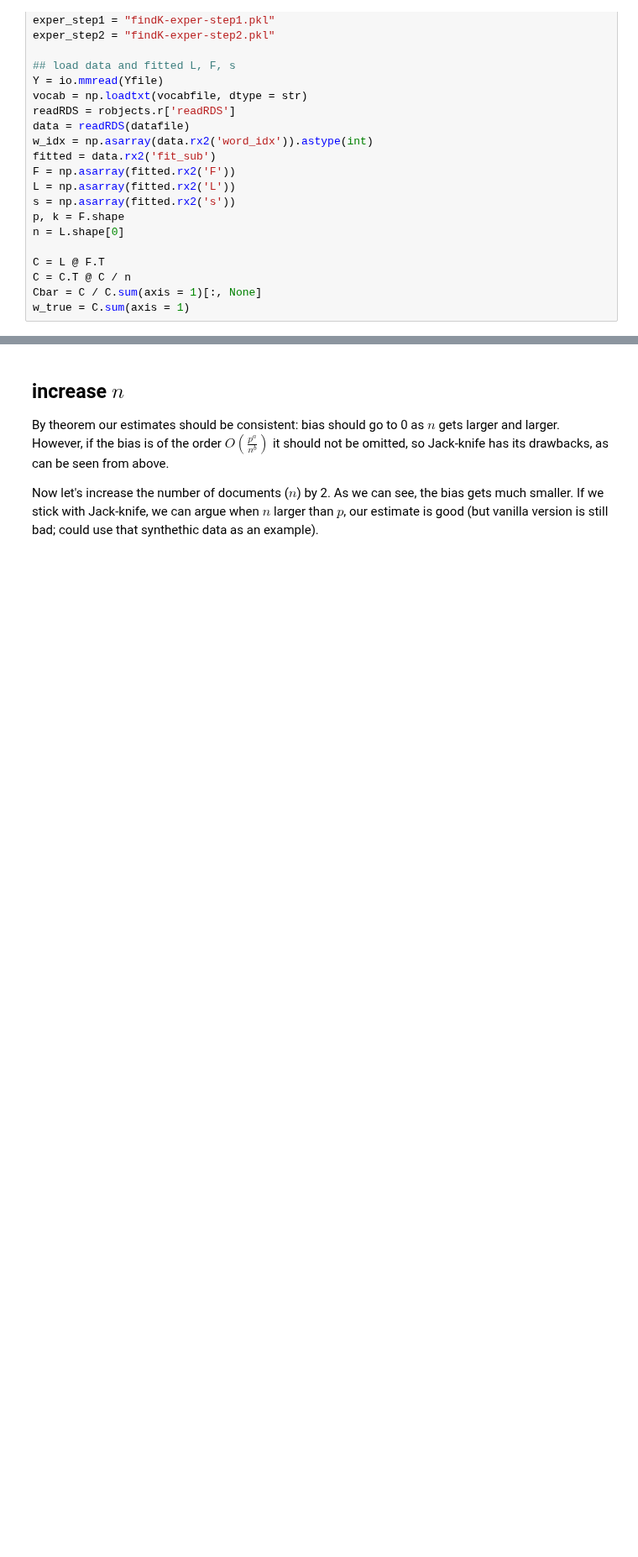
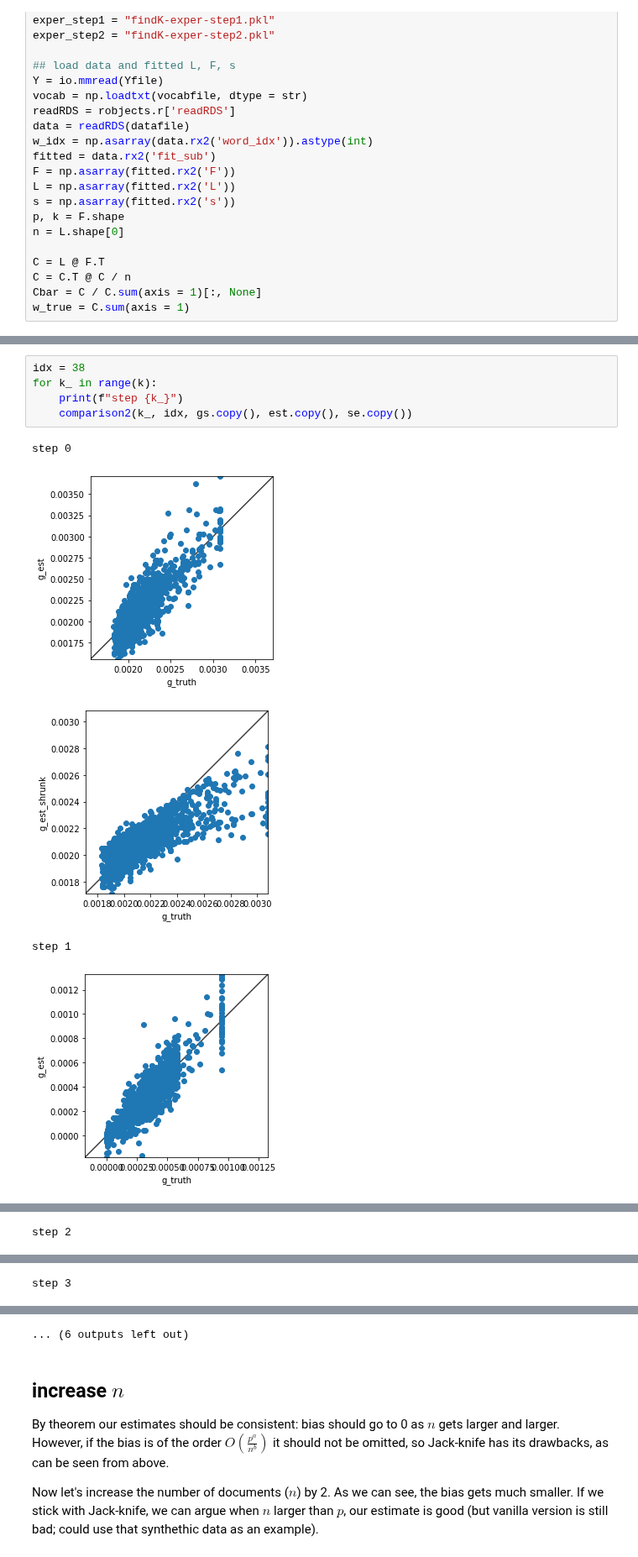
Before and after one commit to zihao12/pyJSMF-RAW, a Jupyter notebook: experiments/findK-correction-jk2.ipynb, the cells around one changed output, grey strips where cells are left out. Shown at 84% size. Saved outputs shown, nothing was run; the diff lists cells and outputs as text; blank space fills up the shorter version.

```diff
--- a/experiments/findK-correction-jk2.ipynb
+++ b/experiments/findK-correction-jk2.ipynb
@@ -159,0 +217,11 @@ step 2
+# %%
+idx = 38
+for k_ in range(k):
+    print(f"step {k_}")
+    comparison2(k_, idx, gs.copy(), est.copy(), se.copy())
+# %% [output]
+step 0
+[figure, added]
+[figure, added]
+step 1
+[figure, added]
@@ -159,0 +229 @@ step 2
+step 2
@@ -159,0 +232 @@ step 2
+step 3
@@ -160,3 +235,4 @@ step 2
+... (6 outputs left out)
 # %% [markdown]
 ## increase $n$
 
```
Also changed, not shown: parts of 11 cells of this notebook.
